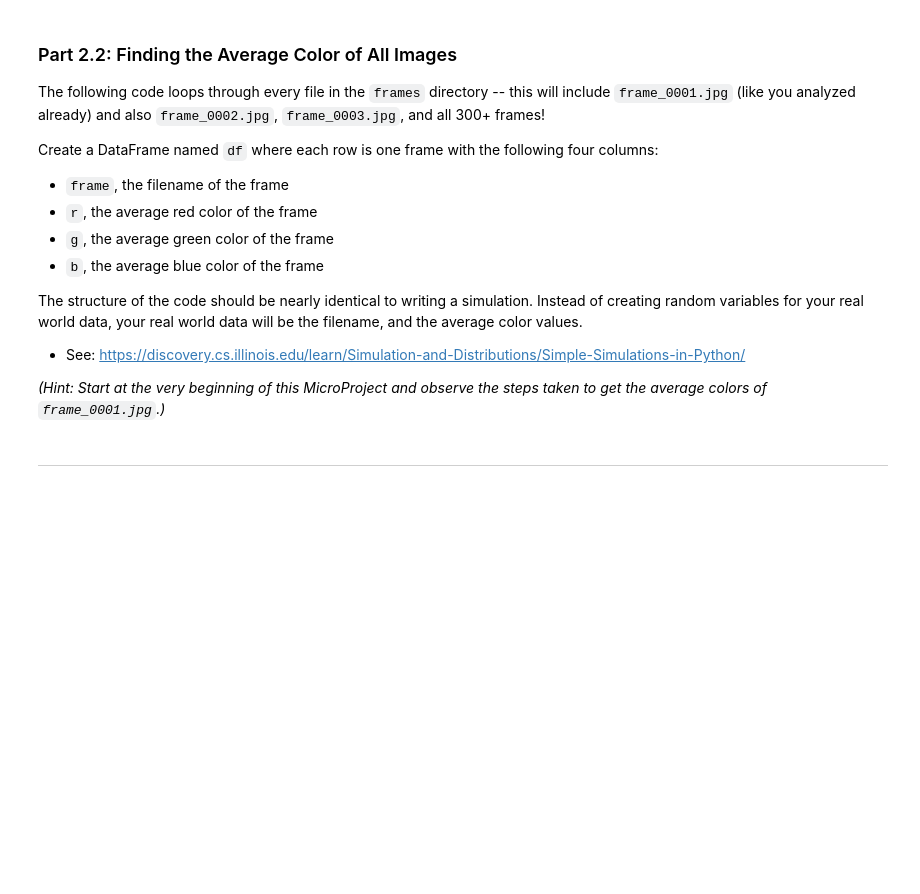
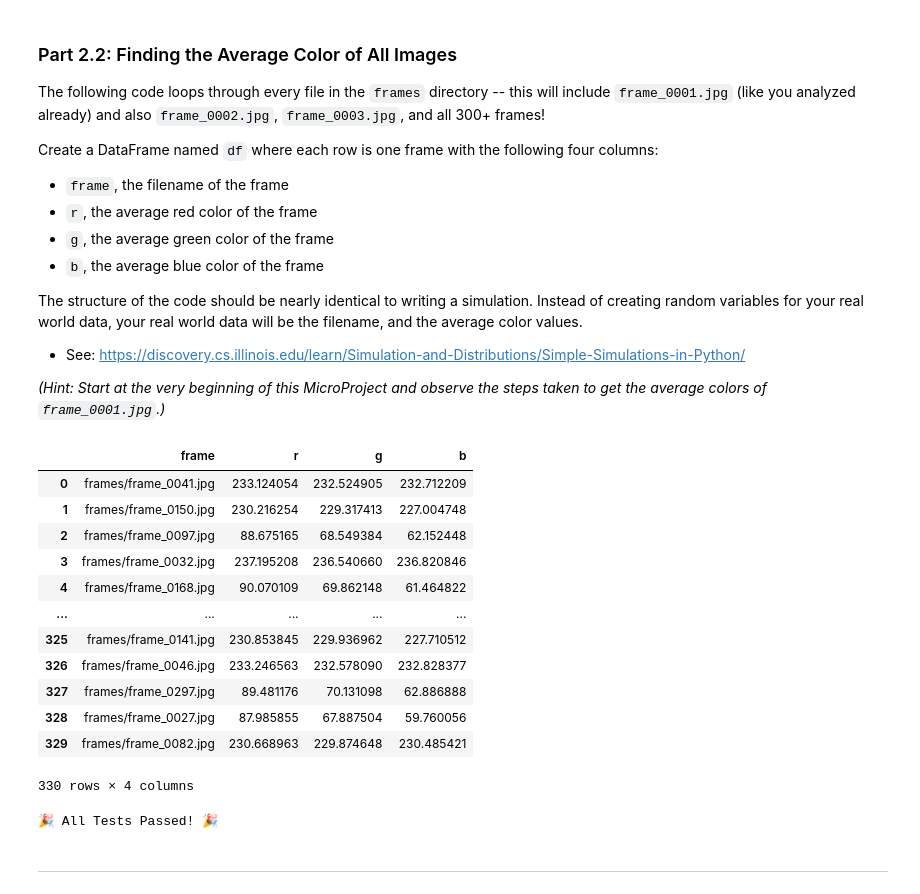
Before and after one commit to srivanik8/beginner_projects, a Jupyter notebook: microproject-13-video-frame-scene-recognition-model/microproject-13-video-frame-scene-recognition-model.ipynb, the cells around one changed output. Saved outputs shown, nothing was run; the diff lists cells and outputs as text; code cells hidden in the pictures; blank space fills up the shorter version.

Commit message:
microproject-13-video-frame-scene-recognition-model done

```diff
--- a/microproject-13-video-frame-scene-recognition-model/microproject-13-video-frame-scene-recognition-model.ipynb
+++ b/microproject-13-video-frame-scene-recognition-model/microproject-13-video-frame-scene-recognition-model.ipynb
@@ -37,3 +35,6 @@ In the following cell, store the pixel color data from the file named `frames/fr
+# %%
+from skimage.io import imread
+pixels = imread("frames/frame_0001.jpg")
 # %%
 ### TEST CASE for Part 1: Loading a Video Frame
 tada = "\N{PARTY POPPER}"
@@ -109,3 +122,5 @@ Store `pixels`'s average red value in `r`, average green value in `g`, and avera
+# %%
+r,g,b = pixels.reshape(-1,3).mean(axis=0)
 # %%
 ### TEST CASE for Part 2.1: Finding the Average Color of One Image
 tada = "\N{PARTY POPPER}"
@@ -141,15 +161,33 @@ The structure of the code should be nearly identical to writing a simulation.  I
 # %%
 import glob
 import os
 import pandas as pd
 
 data = []
 for frameFileName in glob.glob(os.path.join("frames", "*.jpg")):
   # `frameFileName` contains the filename of the frame (ex: "frames/frame_0001.jpg").
   # Use `frameFileName` for `imread` to read the frame image data.
-  ...
+  frame = imread(frameFileName)
+  r,g,b = frame.reshape(-1,3).mean(axis=0)
+  d = {'frame': frameFileName, "r":r, "g":g, "b":b}
+  data.append(d)
 
-df = ...
+df = pd.DataFrame(data)
+df
+# %% [output]
+|  | frame | r | g | b |
+| 0 | frames/frame_0041.jpg | 233.124054 | 232.524905 | 232.712209 |
+| 1 | frames/frame_0150.jpg | 230.216254 | 229.317413 | 227.004748 |
+| 2 | frames/frame_0097.jpg | 88.675165 | 68.549384 | 62.152448 |
+| 3 | frames/frame_0032.jpg | 237.195208 | 236.540660 | 236.820846 |
+| 4 | frames/frame_0168.jpg | 90.070109 | 69.862148 | 61.464822 |
+| ... | ... | ... | ... | ... |
+| 325 | frames/frame_0141.jpg | 230.853845 | 229.936962 | 227.710512 |
+| 326 | frames/frame_0046.jpg | 233.246563 | 232.578090 | 232.828377 |
+| 327 | frames/frame_0297.jpg | 89.481176 | 70.131098 | 62.886888 |
+| 328 | frames/frame_0027.jpg | 87.985855 | 67.887504 | 59.760056 |
+| 329 | frames/frame_0082.jpg | 230.668963 | 229.874648 | 230.485421 |
+330 rows × 4 columns
 # %%
 ### TEST CASE for Part 2.2: Finding the Average Color of All Images
 tada = "\N{PARTY POPPER}"
@@ -164,6 +202,8 @@ assert("frame" in df), "Your `df` is missing the `frame` column."
 assert( abs( df[ df.frame.str.endswith("_0001.jpg") ]["r"].sum() - 88 ) < 1 ), "You have calculated the color averages incorrectly."
 
 print(f"{tada} All Tests Passed! {tada}")
+# %% [output]
+🎉 All Tests Passed! 🎉
 # %% [markdown]
 <hr style="color: #DD3403;">
 # %% [markdown]
```
Also changed, not shown: parts of 23 cells of this notebook.
